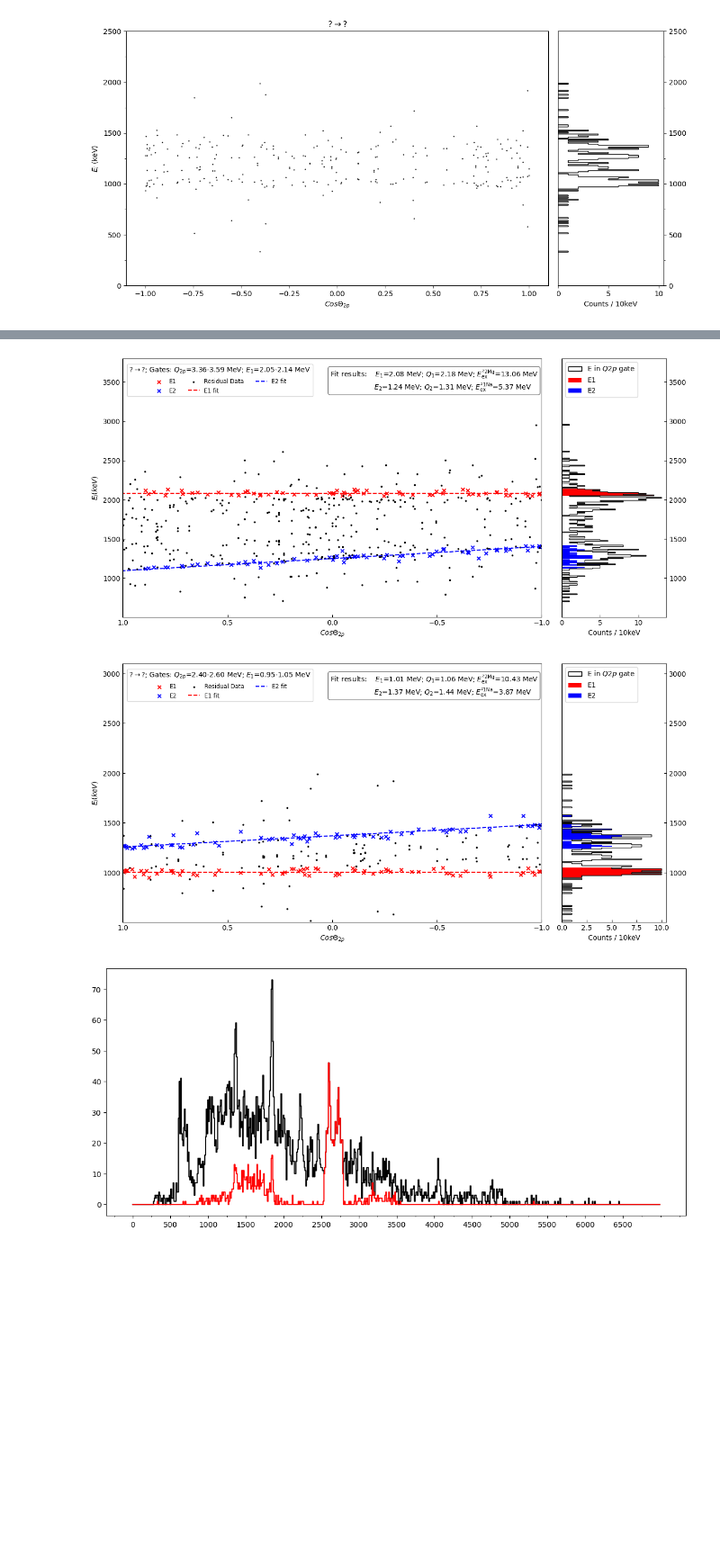
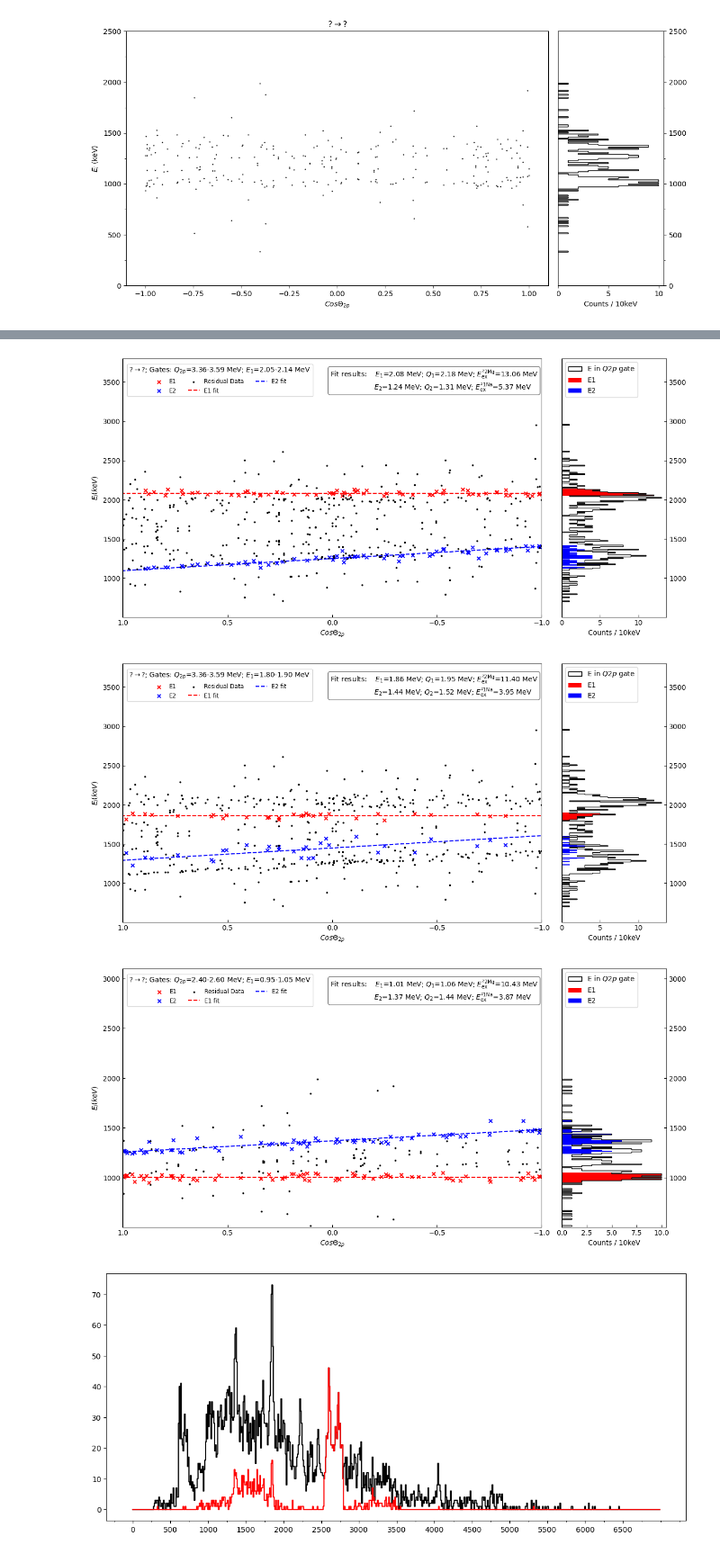
Before and after one commit to phaue/Masters, a Jupyter notebook: analysis/python/twoproton/2p.ipynb, the cells around one changed output, grey strips where cells are left out. Shown: that part at 90% size. Drawn from its saved outputs; the diff is of its cells as text; code cells hidden in the pictures; blank space fills up the shorter version.

```diff
--- a/analysis/python/twoproton/2p.ipynb
+++ b/analysis/python/twoproton/2p.ipynb
@@ -42,8 +42,8 @@ h2, _ = np.histogram(np.array(E2), bins=bins)
 plt.step(bins[:-1], h1+h2, where='mid', color='k')
 
 
-lims = [(4350,4580), (6000,6230)]#, (3360,3590)]#(1350,1600), (2400,2600)]
-cols = ['r', 'c']#, 'm']#, 'g', 'b']
+lims = [(4350,4580), (6000,6230), (3360,3590), (2400,2600)]#(1350,1600), (2400,2600)]
+cols = ['r', 'c', 'm', 'g']#, 'b']
 #"""
 for l,c in zip(lims,cols):
     mask = (Q2p >= l[0]) & (Q2p <= l[1])
@@ -62,10 +62,12 @@ plt.hist(Q2p, bins=np.arange(0,7000+10,10), histtype='step', color='k')
 plt.hist(Q2p, bins=np.arange(4350,4580+10,10), histtype='step', color='r')
 plt.hist(Q2p, bins=np.arange(5980,6240+10,10), histtype='step', color='c')
 #plt.hist(Q2p, bins=np.arange(1350,1600+10,10), histtype='step', color='m')
-#plt.hist(Q2p, bins=np.arange(2400,2600+10,10), histtype='step', color='g')
-#plt.hist(Q2p, bins=np.arange(3360,3590+10,10), histtype='step', color='m')
+plt.hist(Q2p, bins=np.arange(2400,2600+10,10), histtype='step', color='g')
+plt.hist(Q2p, bins=np.arange(3360,3590+10,10), histtype='step', color='m')
 plt.xticks(np.arange(0,7000, 500))
 plt.gca().xaxis.set_minor_locator(MultipleLocator(100))
+plt.xlabel(r"$Q_{2p}$(keV)")
+plt.ylabel("Counts / 10keV")
 plt.show()
 
 
@@ -159,13 +161,13 @@ def y2(x, E1, E2):  # E1 may be fixed
     M = mp/mNa
     return E2 - 2*M*np.sqrt(E1*E2)*x + E1*M**2
 trans = [r"$IAS\rightarrow{2}^+$",r"$IAS\rightarrow{0}^+$",r"$?\rightarrow?$", r"$?\rightarrow?$"]
-transition = [1634, 0, 1634, 0]
+transition = [[1634,1634,1634,1634,1634,1634], [0,0], [1634,1634,0], [0]]
 ms = [4600, 5800, 3800, 3100]
 lims = [(4350,4580), (6000,6230), (3360,3590), (2400,2600)]
 ranges1 = [(1810,1880), (1330,1400), (2210,2260), (2440,2490), (2580,2630), (2690,2760)]
 ranges2= [(2530,2670), (4020,4100)]
-ranges3 = [(1960,2050), (2050,2140)]#1960,2140)]#
-ranges4 = [(950,1050)]
+ranges3 = [(1960,2050), (2050,2140), (1800,1900)]#1960,2140)]#
+ranges4 = [(950,1050)]#, (1100,1250)]
 ranges = [ranges1, ranges2, ranges3, ranges4]
 
 X = np.linspace(-1.1, 1.1, 100)
@@ -266,36 +268,37 @@ for i in range(len(lims)):
         ax1.set_xlabel(r"$Cos\Theta_{2p}$")
 
         fig.text(0.418, 0.87,
-         rf"Fit results:    $E_1$={E1_est/1e3:.2f} MeV; $Q_1$={Q1_est/1e3:.2f} MeV; $E_{{\mathrm{{ex}}}}^{{^{22}\mathrm{{Mg}}}}$={(S2p + transition[i] + Q2_est + Q1_est)/1e3:.2f} MeV"
+         rf"Fit results:    $E_1$={E1_est/1e3:.2f} MeV; $Q_1$={Q1_est/1e3:.2f} MeV; $E_{{\mathrm{{ex}}}}^{{^{22}\mathrm{{Mg}}}}$={(S2p + transition[i][j] + Q2_est + Q1_est)/1e3:.2f} MeV"
          + "\n" +
-         rf"                    $E_2$={E2_est/1e3:.2f} MeV; $Q_2$={Q2_est/1e3:.2f} MeV; $E_{{\mathrm{{ex}}}}^{{^{21}\mathrm{{Na}}}}$={(S2p + transition[i] - S1p + Q2_est)/1e3:.2f} MeV",
+         rf"                    $E_2$={E2_est/1e3:.2f} MeV; $Q_2$={Q2_est/1e3:.2f} MeV; $E_{{\mathrm{{ex}}}}^{{^{21}\mathrm{{Na}}}}$={(S2p + transition[i][j] - S1p + Q2_est)/1e3:.2f} MeV",
          bbox=dict(boxstyle="round", ec='k', fc='w', alpha=0.5))
 
 
         #fig.text(X2, Y2, "Fit results: $E_{2}\sim%.2f\,..%.2f$ MeV; $Q_{2}\sim%.2f$ MeV; $E_{\mathrm{ex}}^{^{21}\mathrm{Na}}\sim%.2f$ MeV"
         #             % (E2_min/1e3, E2_max/1e3, Q2_est/1e3, ((S2p + transition[i]) - S1p + Q2_est)/1e3),
         #            bbox=dict(boxstyle="round", ec='k', fc='w',alpha=0.5,), fontsize='x-small')
 
         plt.tight_layout()
         ax1.tick_params(axis='both', direction='in', which='both')
         ax2.tick_params(axis='both', direction='in', which='both') #ax.minorticks_on()
         ax2.tick_params(axis="y", labelleft=False, labelright=True)
         ax1.set_yticks(np.arange(500, ms[i], 500))
         ax1.set_xticks(np.arange(1,-1.1, -0.5))
         ax2.set_ylim(501,ms[i])
         plt.show()
 # %% [output]
 [figure]
 [figure]
 [figure]
 [figure]
 [figure]
 [figure]
 [figure]
 [figure]
 [figure]
 [figure]
-[figure, old version]
+[figure, new version]
+[figure, added]
 # %%
 bins = np.arange(0,7000+10,10)
 
```
Also changed, not shown: parts of 2 cells of this notebook, 27 other files.
